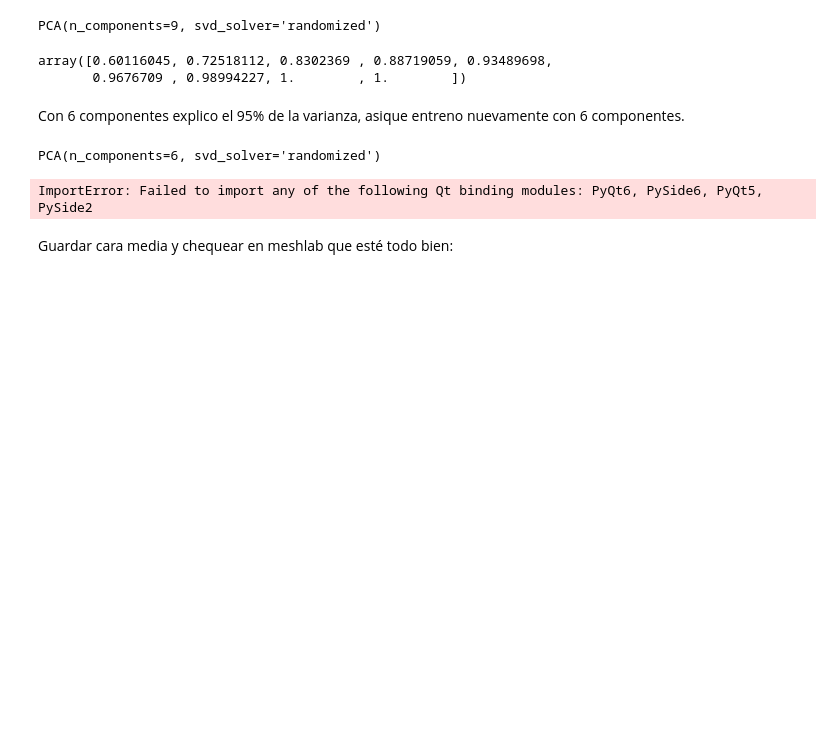
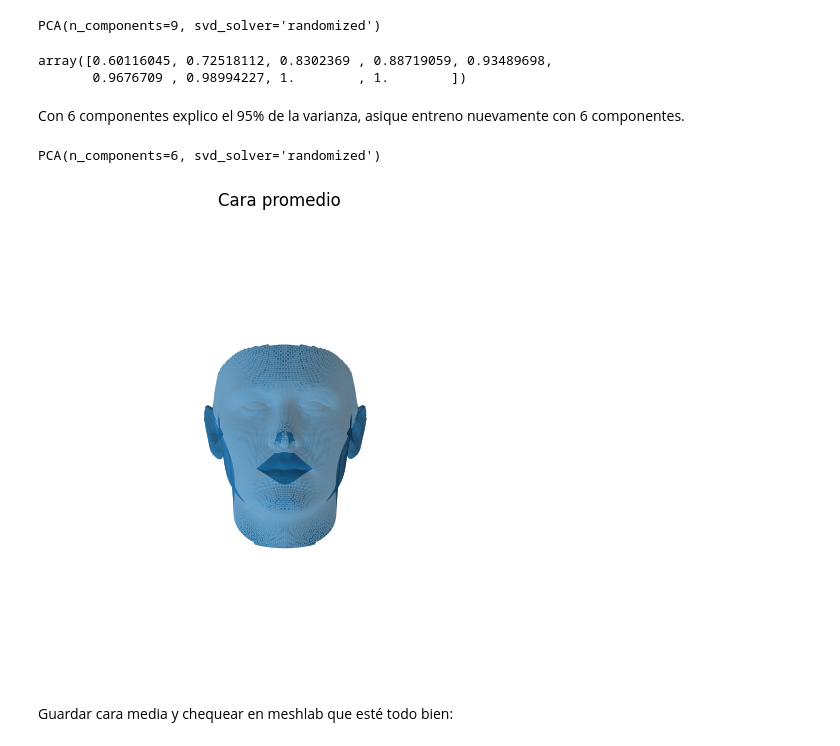
Before and after one commit to cselmo/ECI23-3D, a Jupyter notebook: Ejercicio_2.ipynb, the cells around one changed output. Drawn from its saved outputs; the diff is of its cells as text; code cells hidden in the pictures; blank space fills up the shorter version.

```diff
--- a/Ejercicio_2.ipynb
+++ b/Ejercicio_2.ipynb
@@ -199,16 +123,25 @@ trf = PCA(6, svd_solver='randomized')
 trf.fit(data_flatten)
 # %% [output]
 PCA(n_components=6, svd_solver='randomized')
-# %%
-# Mandar a victoria.abrevaya@tuebingen.mpg.de
-%matplotlib qt
-idx = 1
-fig = plt.figure()
-ax = fig.add_subplot(111, projection='3d')
-ax.plot_trisurf(trf.mean_.reshape(-1,3)[:, 0], trf.mean_.reshape(-1,3)[:,1], triangles=data[idx].faces, Z=trf.mean_.reshape(-1,3)[:,2])
-plt.show()
-# %% [output]
-ImportError: Failed to import any of the following Qt binding modules: PyQt6, PySide6, PyQt5, PySide2
+# %%
+fig = plt.figure(figsize=[6,6])
+vertices = trf.mean_.reshape(-1,3)
+faces = data[0].faces
+ax = fig.add_subplot(1,1,1, projection='3d')
+ax.view_init(elev=90, azim=-90, roll=0)
+ax.plot_trisurf(
+    vertices[:, 0],
+    vertices[:,1],
+    Z = vertices[:,2],
+    triangles=faces)
+ax.set_xlim([-150000,150000])
+ax.set_ylim([-150000,150000])
+ax.grid(False)
+ax.set_title('Cara promedio')
+plt.axis('off')
+plt.show()
+# %% [output]
+[figure, added]
 # %% [markdown]
 Guardar cara media y chequear en meshlab que esté todo bien:
 # %%
```
Also changed, not shown: parts of 34 cells of this notebook.
